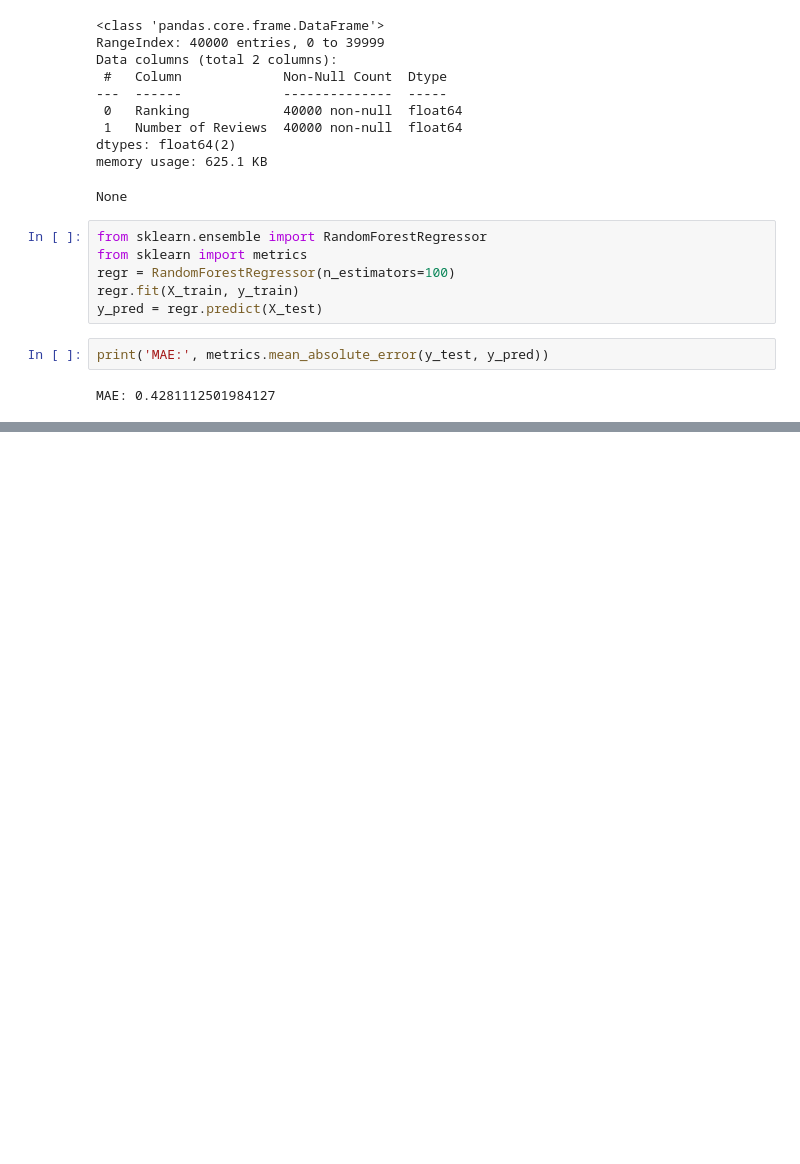
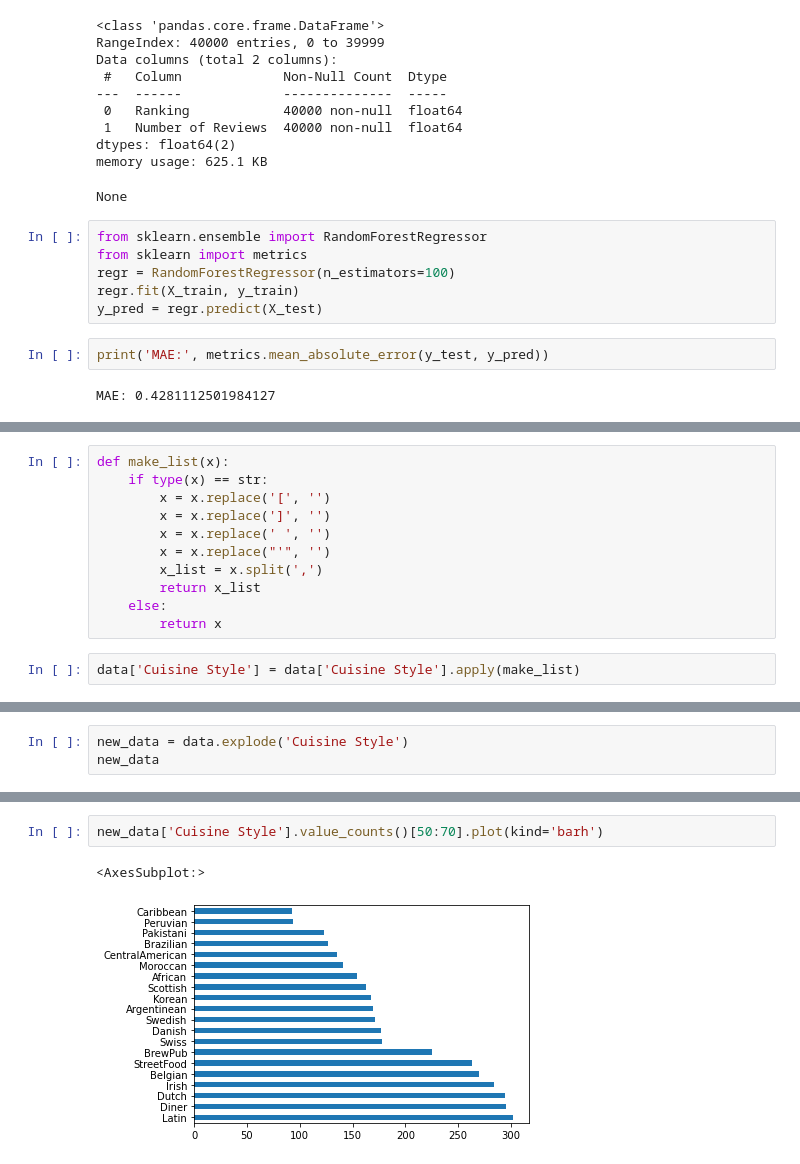
Before and after one commit to arsenbondaren/skillfactory, a Jupyter notebook: module_3/project_3-Bandarenka_Arsen.ipynb, the cells around one changed output, grey strips where cells are left out. Cells and saved outputs as stored; diff of their text form; blank space fills up the shorter version.

```diff
--- a/module_3/project_3-Bandarenka_Arsen.ipynb
+++ b/module_3/project_3-Bandarenka_Arsen.ipynb
@@ -70,0 +93,13 @@ MAE: 0.4281112501984127
+# %%
+def make_list(x):
+    if type(x) == str:
+        x = x.replace('[', '')
+        x = x.replace(']', '')
+        x = x.replace(' ', '')
+        x = x.replace("'", '')
+        x_list = x.split(',')
+        return x_list
+    else:
+        return x
+# %%
+data['Cuisine Style'] = data['Cuisine Style'].apply(make_list)
@@ -70,0 +124,3 @@ MAE: 0.4281112501984127
+# %%
+new_data = data.explode('Cuisine Style')
+new_data
@@ -70,0 +158,5 @@ MAE: 0.4281112501984127
+# %%
+new_data['Cuisine Style'].value_counts()[50:70].plot(kind='barh')
+# %% [output]
+<AxesSubplot:>
+[figure, added]
```
Also changed, not shown: parts of 59 cells of this notebook.
